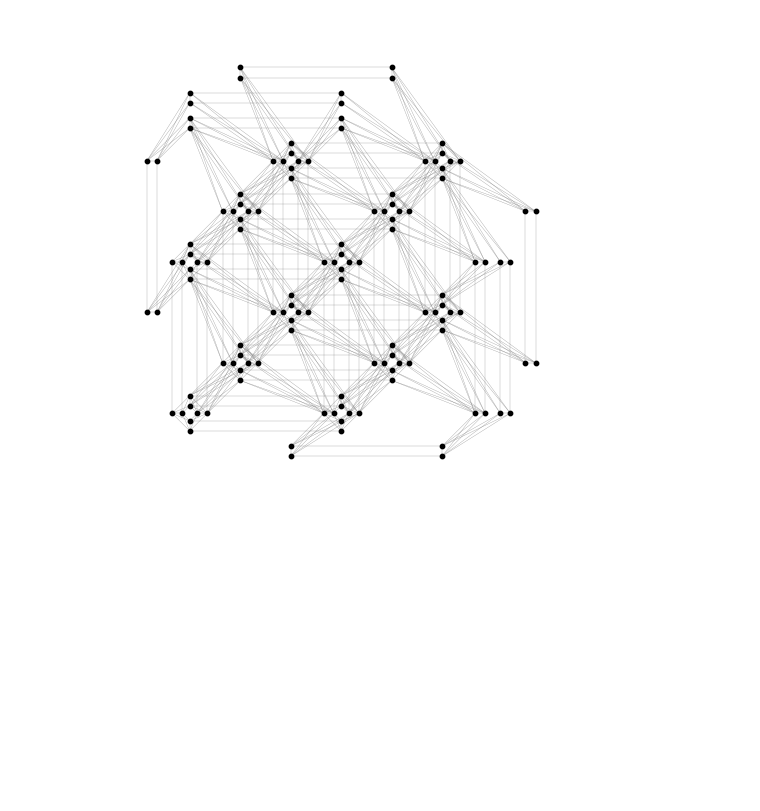
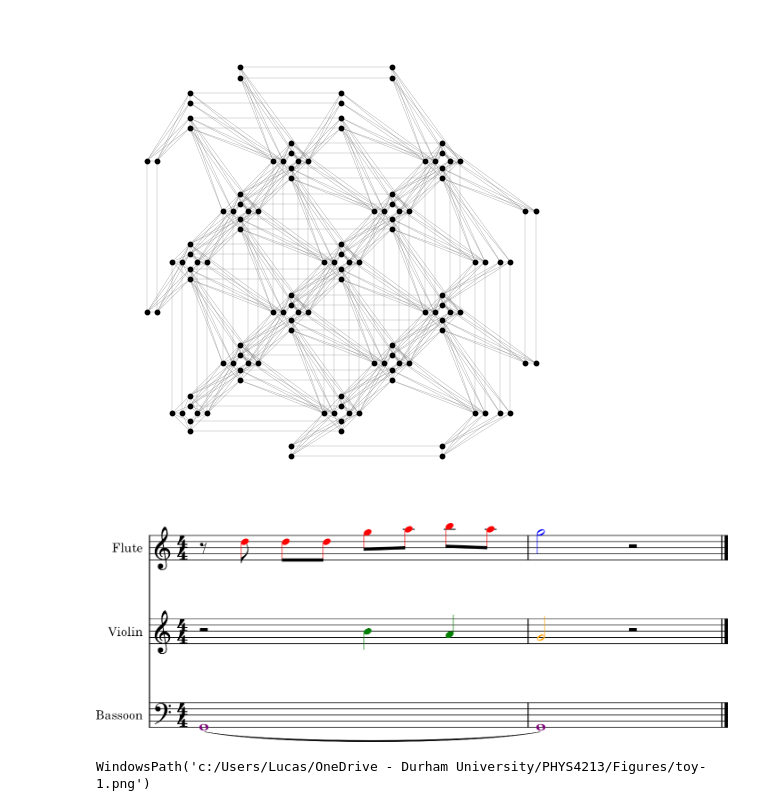
Before and after one commit to KirbyZX/PHYS4213, a Jupyter notebook: Notebooks/Figures.ipynb, the cells around one changed output. Cells and saved outputs as stored; diff of their text form; code cells hidden in the pictures; blank space fills up the shorter version.

```diff
--- a/Notebooks/Figures.ipynb
+++ b/Notebooks/Figures.ipynb
@@ -13,0 +24,30 @@ plt.savefig("..\Figures\pegasus.pdf", pad_inches=0, bbox_inches="tight")
+# %%
+toy = stream.Score()
+
+flute = converter.parse("tinyNotation: 4/4 r8 d' d' d' g' a' b' a' g'2 r")
+for el in flute.flatten().getElementsByOffset(0.5,3.5):
+    el.style.color = "red"
+for el in flute.flatten().getElementsByOffset(4,5):
+    el.style.color = "blue"
+flute.insert(0,instrument.Flute())
+toy.insert(0,flute)
+
+violin = converter.parse("tinyNotation: 4/4 r2 b4 a4 g2 r")
+for el in violin.flatten().getElementsByOffset(2,3):
+    el.style.color = "green"
+for el in violin.flatten().getElementsByOffset(4,5):
+    el.style.color = "orange"
+violin.insert(0,instrument.Violin())
+toy.insert(0,violin)
+
+bassoon = converter.parse("tinyNotation: 4/4 GG1~ GG1")
+bassoon.insert(0,instrument.Bassoon())
+for el in bassoon.flatten().notes:
+    el.style.color = "purple"
+toy.insert(0,bassoon)
+
+toy.show()
+toy.write(fmt="musicxml.png", fp="../Figures/toy.png", dpi=300)
+# %% [output]
+[figure, added]
+WindowsPath('c:/Users/Lucas/OneDrive - Durham University/PHYS4213/Figures/toy-1.png')
```
Also changed, not shown: parts of 4 cells of this notebook, 7 other files.
